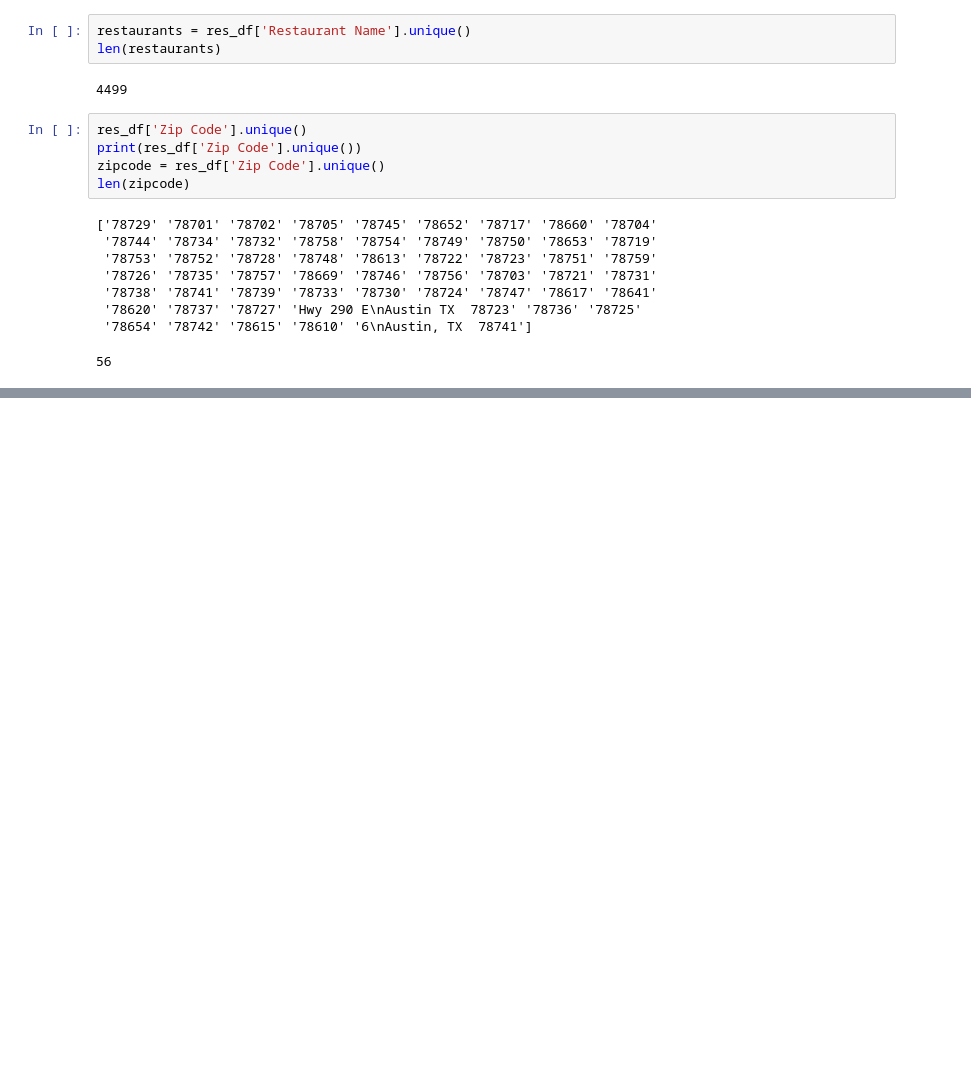
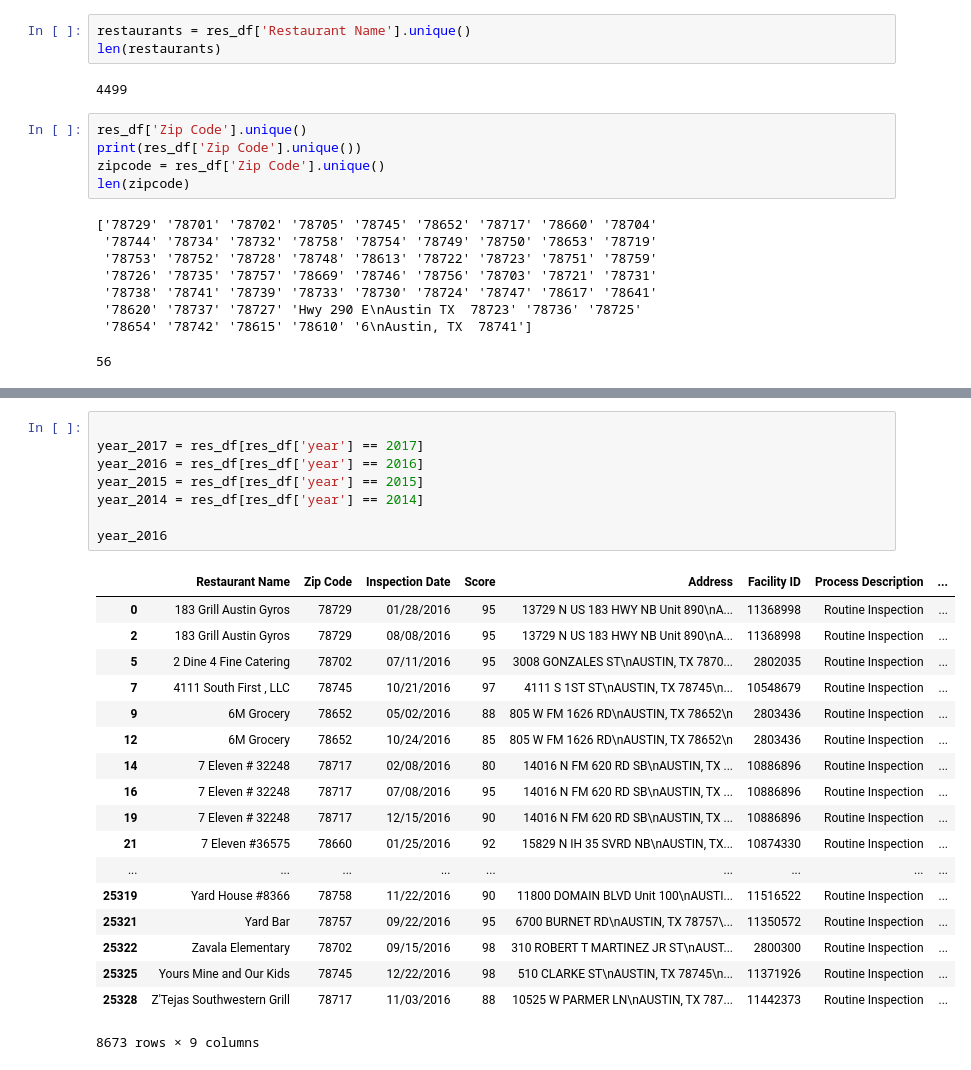
Before and after one commit to Schmidt8181/RestaurantInspections, a Jupyter notebook: Restaurant Inspection Scores.ipynb, the cells around one changed output, grey strips where cells are left out. Saved outputs shown, nothing was run; the diff lists cells and outputs as text; blank space fills up the shorter version.

```diff
--- a/Restaurant Inspection Scores.ipynb
+++ b/Restaurant Inspection Scores.ipynb
@@ -88,0 +163,27 @@ len(zipcode)
+# %%
+
+year_2017 = res_df[res_df['year'] == 2017]
+year_2016 = res_df[res_df['year'] == 2016]
+year_2015 = res_df[res_df['year'] == 2015]
+year_2014 = res_df[res_df['year'] == 2014]
+
+year_2016
+# %% [output]
+|  | Restaurant Name | Zip Code | Inspection Date | Score | Address | Facility ID | Process Description | ... |
+| 0 | 183 Grill Austin Gyros | 78729 | 01/28/2016 | 95 | 13729 N US 183 HWY NB Unit 890\nA... | 11368998 | Routine Inspection | ... |
+| 2 | 183 Grill Austin Gyros | 78729 | 08/08/2016 | 95 | 13729 N US 183 HWY NB Unit 890\nA... | 11368998 | Routine Inspection | ... |
+| 5 | 2 Dine 4 Fine Catering | 78702 | 07/11/2016 | 95 | 3008 GONZALES ST\nAUSTIN, TX 7870... | 2802035 | Routine Inspection | ... |
+| 7 | 4111 South First , LLC | 78745 | 10/21/2016 | 97 | 4111 S 1ST ST\nAUSTIN, TX 78745\n... | 10548679 | Routine Inspection | ... |
+| 9 | 6M Grocery | 78652 | 05/02/2016 | 88 | 805 W FM 1626 RD\nAUSTIN, TX 78652\n | 2803436 | Routine Inspection | ... |
+| 12 | 6M Grocery | 78652 | 10/24/2016 | 85 | 805 W FM 1626 RD\nAUSTIN, TX 78652\n | 2803436 | Routine Inspection | ... |
+| 14 | 7 Eleven # 32248 | 78717 | 02/08/2016 | 80 | 14016 N FM 620 RD SB\nAUSTIN, TX ... | 10886896 | Routine Inspection | ... |
+| 16 | 7 Eleven # 32248 | 78717 | 07/08/2016 | 95 | 14016 N FM 620 RD SB\nAUSTIN, TX ... | 10886896 | Routine Inspection | ... |
+| 19 | 7 Eleven # 32248 | 78717 | 12/15/2016 | 90 | 14016 N FM 620 RD SB\nAUSTIN, TX ... | 10886896 | Routine Inspection | ... |
+| 21 | 7 Eleven #36575 | 78660 | 01/25/2016 | 92 | 15829 N IH 35 SVRD NB\nAUSTIN, TX... | 10874330 | Routine Inspection | ... |
+| ... | ... | ... | ... | ... | ... | ... | ... | ... |
+| 25319 | Yard House #8366 | 78758 | 11/22/2016 | 90 | 11800 DOMAIN BLVD Unit 100\nAUSTI... | 11516522 | Routine Inspection | ... |
+| 25321 | Yard Bar | 78757 | 09/22/2016 | 95 | 6700 BURNET RD\nAUSTIN, TX 78757\... | 11350572 | Routine Inspection | ... |
+| 25322 | Zavala Elementary | 78702 | 09/15/2016 | 98 | 310 ROBERT T MARTINEZ JR ST\nAUST... | 2800300 | Routine Inspection | ... |
+| 25325 | Yours Mine and Our Kids | 78745 | 12/22/2016 | 98 | 510 CLARKE ST\nAUSTIN, TX 78745\n... | 11371926 | Routine Inspection | ... |
+| 25328 | Z'Tejas Southwestern Grill | 78717 | 11/03/2016 | 88 | 10525 W PARMER LN\nAUSTIN, TX 787... | 11442373 | Routine Inspection | ... |
+8673 rows × 9 columns
```
Also changed, not shown: parts of 8 cells of this notebook.
